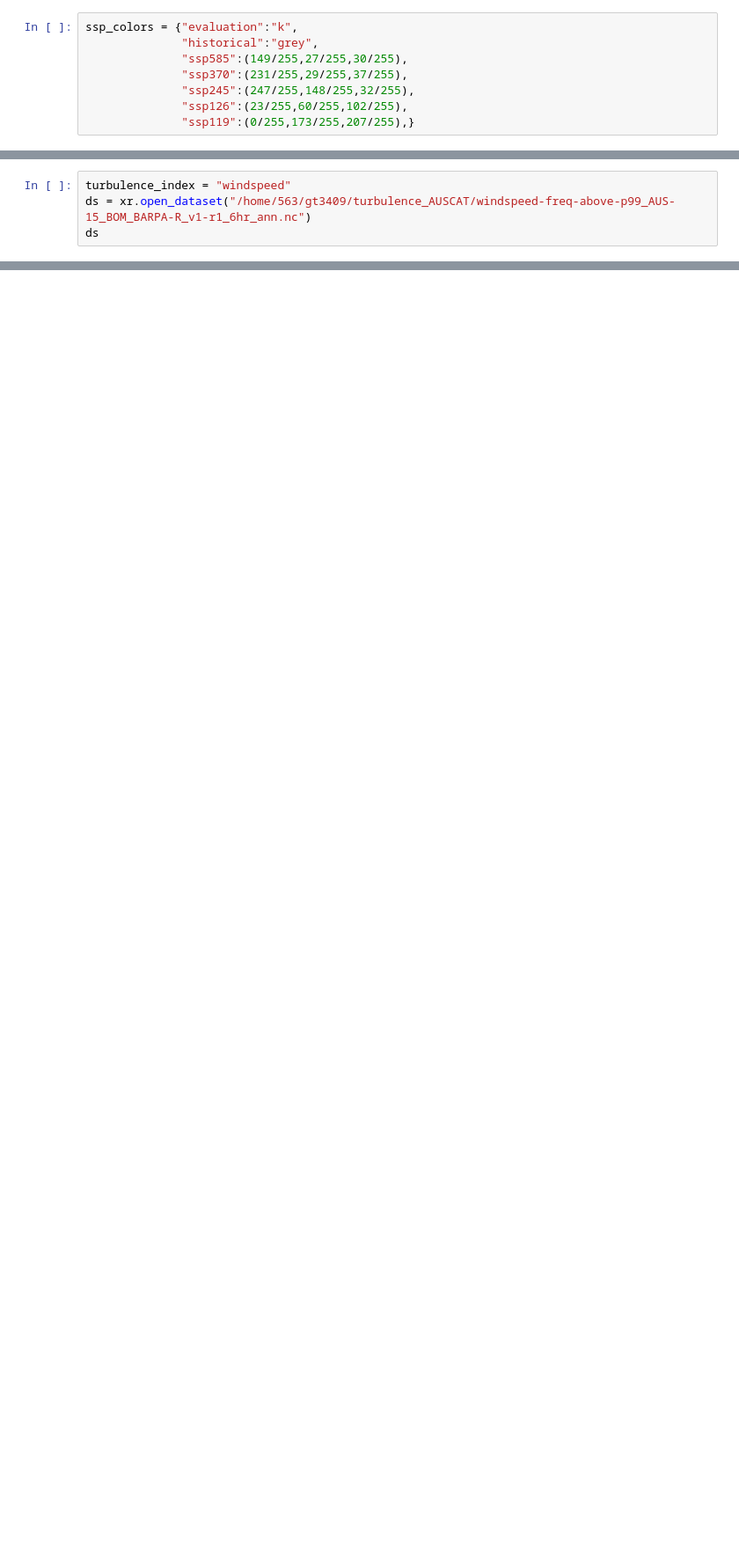
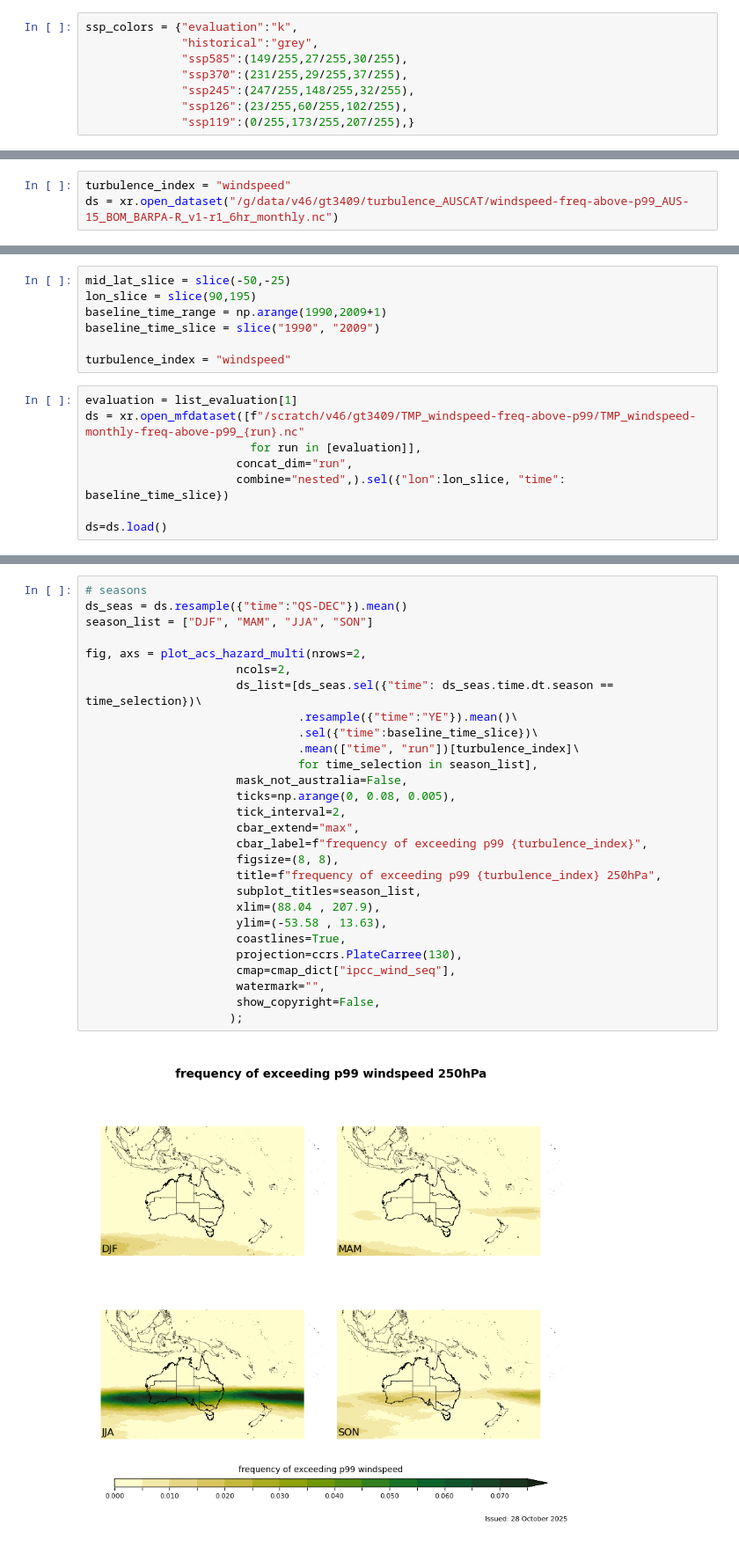
Before and after one commit to xenct/turbulence_AUSCAT, a Jupyter notebook: MOG_plots.ipynb, the cells around one changed output, grey strips where cells are left out. Shown at 88% size. Saved outputs shown, nothing was run; the diff lists cells and outputs as text; blank space fills up the shorter version.

```diff
--- a/MOG_plots.ipynb
+++ b/MOG_plots.ipynb
@@ -52,4 +82,3 @@ list_future = list_ssp126 + list_ssp370 + list_ssp585
 # %%
 turbulence_index = "windspeed"
-ds = xr.open_dataset("/home/563/gt3409/turbulence_AUSCAT/windspeed-freq-above-p99_AUS-15_BOM_BARPA-R_v1-r1_6hr_ann.nc")
-ds
+ds = xr.open_dataset("/g/data/v46/gt3409/turbulence_AUSCAT/windspeed-freq-above-p99_AUS-15_BOM_BARPA-R_v1-r1_6hr_monthly.nc")
@@ -148,0 +192,15 @@ sns.lineplot(df, x="time", y="rolling_5y", hue="experiment", errorbar=('ci', 100
+# %%
+mid_lat_slice = slice(-50,-25)
+lon_slice = slice(90,195)
+baseline_time_range = np.arange(1990,2009+1)
+baseline_time_slice = slice("1990", "2009")
+
+turbulence_index = "windspeed"
+# %%
+evaluation = list_evaluation[1]
+ds = xr.open_mfdataset([f"/scratch/v46/gt3409/TMP_windspeed-freq-above-p99/TMP_windspeed-monthly-freq-above-p99_{run}.nc"
+                        for run in [evaluation]],
+                      concat_dim="run",
+                      combine="nested",).sel({"lon":lon_slice, "time": baseline_time_slice})
+
+ds=ds.load()
@@ -148,0 +230,30 @@ sns.lineplot(df, x="time", y="rolling_5y", hue="experiment", errorbar=('ci', 100
+# %%
+# seasons
+ds_seas = ds.resample({"time":"QS-DEC"}).mean()
+season_list = ["DJF", "MAM", "JJA", "SON"]
+
+fig, axs = plot_acs_hazard_multi(nrows=2,
+                      ncols=2,
+                      ds_list=[ds_seas.sel({"time": ds_seas.time.dt.season == time_selection})\
+                               .resample({"time":"YE"}).mean()\
+                               .sel({"time":baseline_time_slice})\
+                               .mean(["time", "run"])[turbulence_index]\
+                               for time_selection in season_list],
+                      mask_not_australia=False,
+                      ticks=np.arange(0, 0.08, 0.005),
+                      tick_interval=2,
+                      cbar_extend="max",
+                      cbar_label=f"frequency of exceeding p99 {turbulence_index}",
+                      figsize=(8, 8),
+                      title=f"frequency of exceeding p99 {turbulence_index} 250hPa",
+                      subplot_titles=season_list,
+                      xlim=(88.04 , 207.9),
+                      ylim=(-53.58 , 13.63),
+                      coastlines=True,
+                      projection=ccrs.PlateCarree(130),
+                      cmap=cmap_dict["ipcc_wind_seq"],
+                      watermark="",
+                      show_copyright=False,
+                     );
+# %% [output]
+[figure, added]
```
Also changed, not shown: parts of 20 cells of this notebook.
